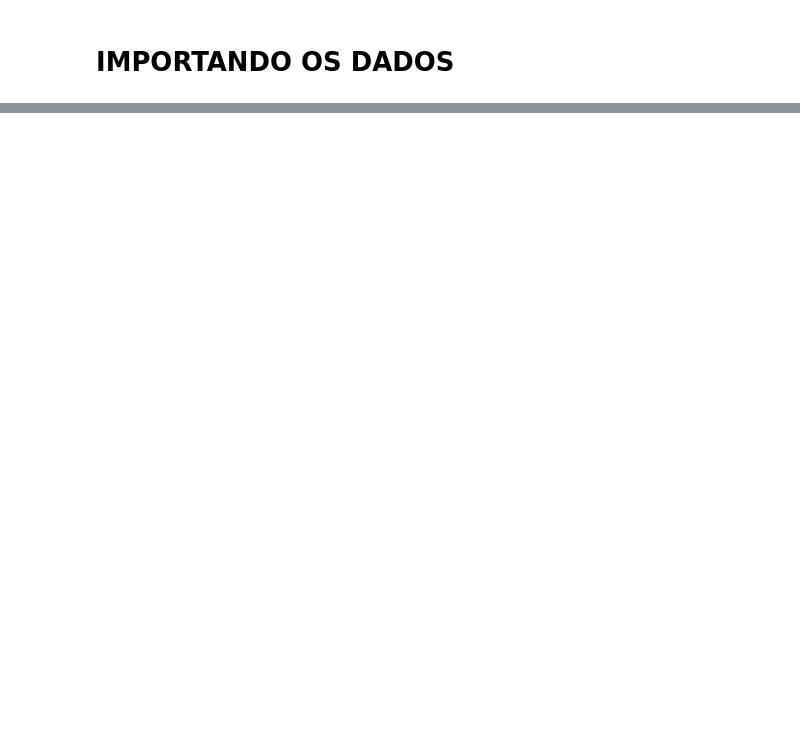
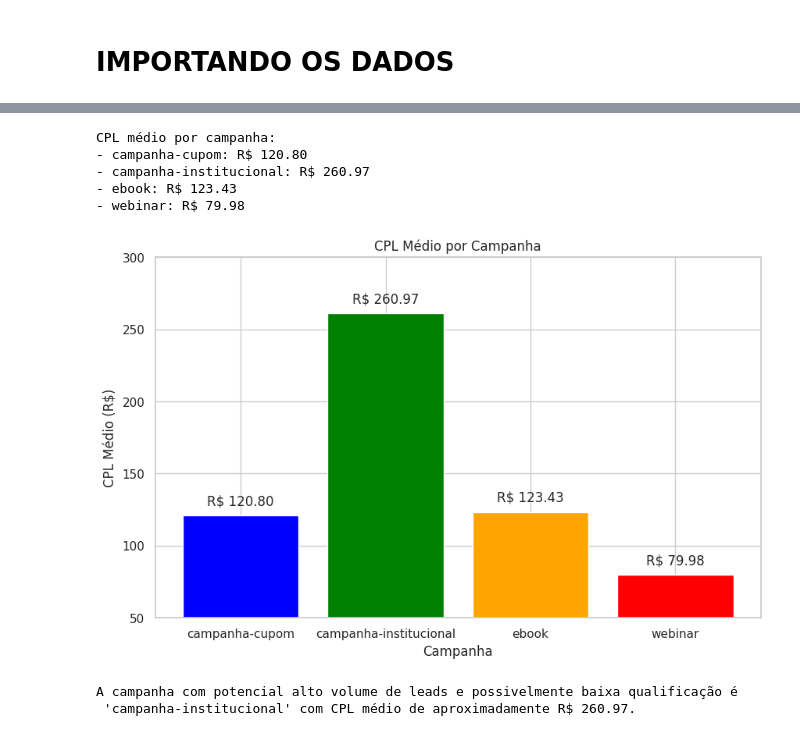
Before and after one commit to claraferreirabatista/processo_seletivo, a Jupyter notebook: Leads_Analisados.ipynb, the cells around one changed output, grey strips where cells are left out. Cells and saved outputs as stored; diff of their text form; code cells hidden in the pictures; blank space fills up the shorter version.

```diff
--- a/Leads_Analisados.ipynb
+++ b/Leads_Analisados.ipynb
@@ -20,0 +25,11 @@ import matplotlib.pyplot as plt
+# %%
+contagem_campanhas = leads_gerados['Campanha'].value_counts()
+total_leads = len(leads_gerados)
+porcentagem_campanhas = contagem_campanhas / total_leads * 100
+print("Contagem de leads por tipo de campanha:")
+for campanha, contagem in contagem_campanhas.items():
+    print(f"{campanha}: {contagem}")
+
+print("\nPorcentagem de leads por tipo de campanha:")
+for campanha, percentual in porcentagem_campanhas.items():
+    print(f"{campanha}: {percentual:.2f}%")
@@ -20,0 +171,3 @@ import matplotlib.pyplot as plt
+# %%
+leads_gerados = pd.read_csv('leads_gerados.csv')
+verba = pd.read_csv('verba.csv')
@@ -20,0 +293,44 @@ import matplotlib.pyplot as plt
+# %%
+# Calculando CPL médio por campanha
+cpl_medio_por_campanha = verba_copy.groupby('Campanha')['CPL'].mean()
+
+# Imprimindo CPL médio por campanha
+print("CPL médio por campanha:")
+for campanha, cpl in cpl_medio_por_campanha.items():
+    print(f"- {campanha}: R$ {cpl:.2f}")
+print()
+# %% [output]
+CPL médio por campanha:
+- campanha-cupom: R$ 120.80
+- campanha-institucional: R$ 260.97
+- ebook: R$ 123.43
+- webinar: R$ 79.98
+# %%
+# Criando o DataFrame para o gráfico
+media_cpl_por_campanha = cpl_medio_por_campanha.reset_index()
+media_cpl_por_campanha.columns = ['Campanha', 'CPL Médio']
+
+# Plotando o gráfico de barras
+plt.figure(figsize=(10, 6))
+bars = plt.bar(media_cpl_por_campanha['Campanha'], media_cpl_por_campanha['CPL Médio'], color=['blue', 'green', 'orange', 'red'])
+
+plt.xlabel('Campanha')
+plt.ylabel('CPL Médio (R$)')
+plt.title('CPL Médio por Campanha')
+plt.ylim(50, 300)
+
+# Adicionando os valores de CPL médio sobre as barras
+for bar, valor in zip(bars, media_cpl_por_campanha['CPL Médio']):
+    plt.text(bar.get_x() + bar.get_width() / 2, bar.get_height() + 5, f'R$ {valor:.2f}', ha='center', va='bottom')
+
+plt.show()
+# %% [output]
+[figure, added]
+# %%
+# Identificando campanha com alta quantidade de leads e possivelmente baixa qualificação
+campanha_alta_leads_baixa_qualificacao = cpl_medio_por_campanha.idxmax()
+cpl_maximo = cpl_medio_por_campanha.max()
+print(f"A campanha com potencial alto volume de leads e possivelmente baixa qualificação é \n '{campanha_alta_leads_baixa_qualificacao}' com CPL médio de aproximadamente R$ {cpl_maximo:.2f}.")
+# %% [output]
+A campanha com potencial alto volume de leads e possivelmente baixa qualificação é
+ 'campanha-institucional' com CPL médio de aproximadamente R$ 260.97.
```
Also changed, not shown: parts of 58 cells of this notebook.
